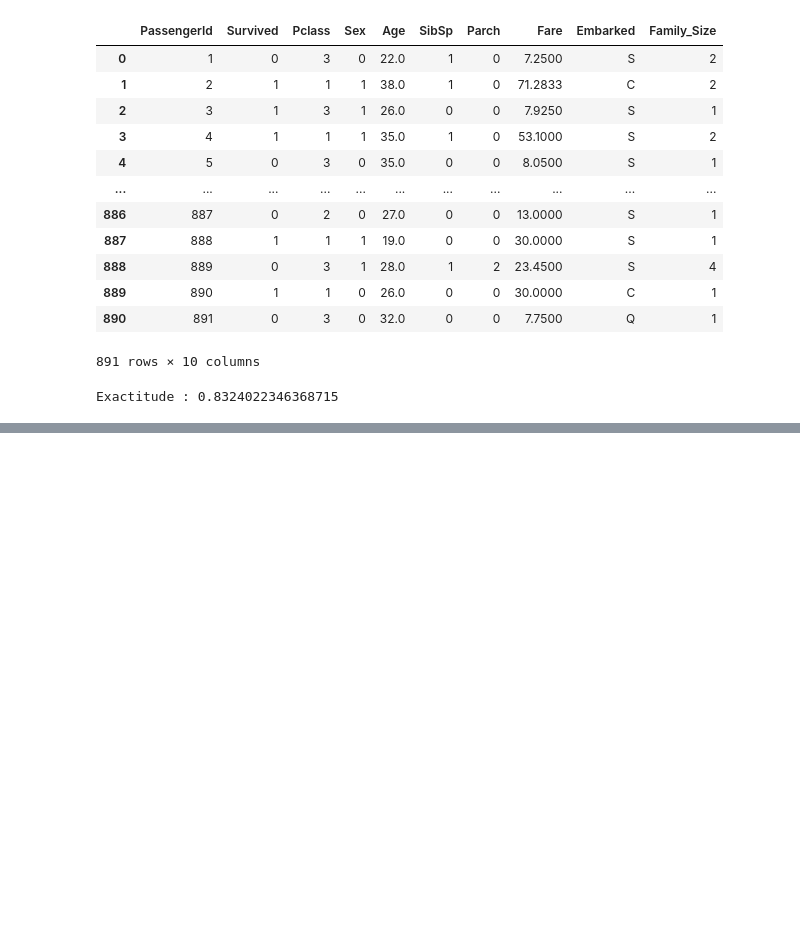
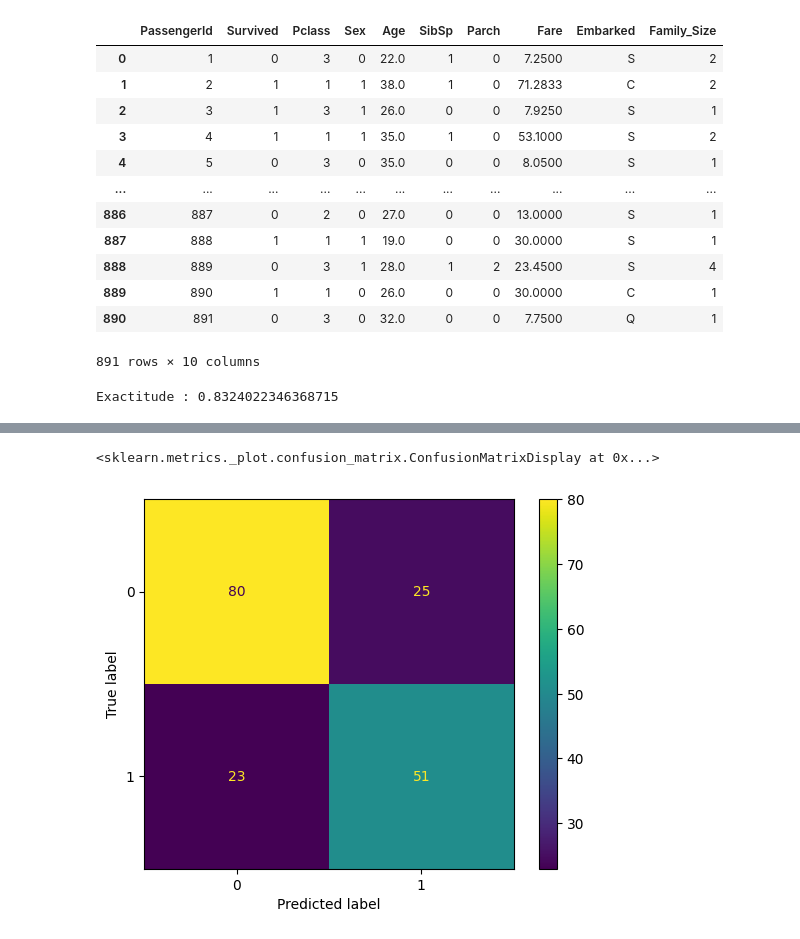
Before and after one commit to LilianPAGE/Analyse-de-Donn-es-du-Titanic, a Jupyter notebook: notebook.ipynb, the cells around one changed output, grey strips where cells are left out. Drawn from its saved outputs; the diff is of its cells as text; code cells hidden in the pictures; blank space fills up the shorter version.

```diff
--- a/notebook.ipynb
+++ b/notebook.ipynb
@@ -177,0 +194,9 @@ Exactitude : 0.8324022346368715
+# %%
+# Decision Tree Classifier
+from sklearn.tree import DecisionTreeClassifier
+
+dt_classifier = DecisionTreeClassifier()
+dt_scores = cross_val_score(dt_classifier, X, y, cv=5)
+print("\nDecision Tree Classifier Cross-validated scores:")
+print("Cross-validated scores:", dt_scores)
+print("Average score:", dt_scores.mean())
@@ -177,0 +253,6 @@ Exactitude : 0.8324022346368715
+# %%
+# Decision Tree Classifier
+y_pred_dt = dt_classifier.fit(X_train, y_train).predict(X_test)
+print("\nDecision Tree Classifier Evaluation:")
+print("Confusion Matrix:\n", confusion_matrix(y_test, y_pred_dt))
+print("Classification Report:\n", classification_report(y_test, y_pred_dt))
@@ -177,0 +273,9 @@ Exactitude : 0.8324022346368715
+# %%
+
+cm = confusion_matrix(y_test, y_pred_dt)
+disp = ConfusionMatrixDisplay(confusion_matrix=cm, display_labels=dt_classifier.classes_)
+
+disp.plot()
+# %% [output]
+<sklearn.metrics._plot.confusion_matrix.ConfusionMatrixDisplay at 0x...>
+[figure, added]
```
Also changed, not shown: parts of 9 cells of this notebook.
